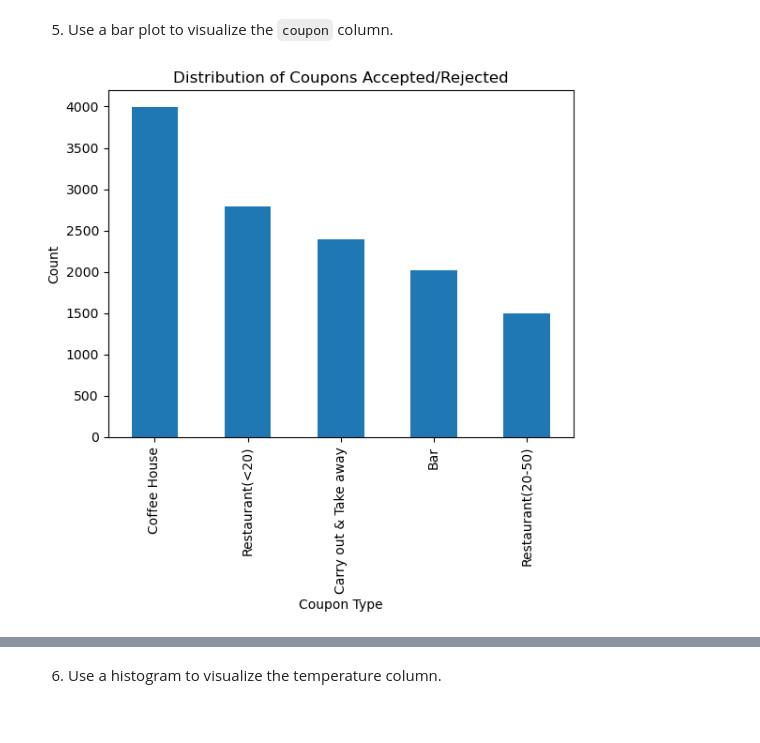
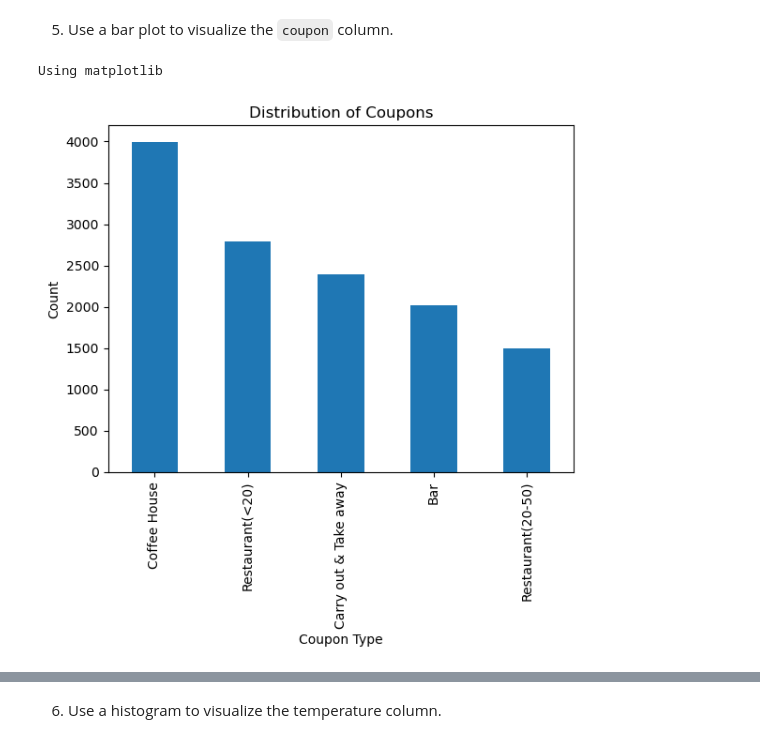
Before and after one commit to ayamundhenk/Assignment5.1, a Jupyter notebook: prompt.ipynb, the cells around one changed output, grey strips where cells are left out. Drawn from its saved outputs; the diff is of its cells as text; code cells hidden in the pictures.

```diff
--- a/prompt.ipynb
+++ b/prompt.ipynb
@@ -135,10 +150,12 @@ Percentage of data where coupon used: 56.84%
 # %% [markdown]
 5. Use a bar plot to visualize the `coupon` column.
 # %%
+print ('Using matplotlib')
 data['coupon'].value_counts().plot(kind='bar')
-plt.title('Distribution of Coupons Accepted/Rejected')
+plt.title('Distribution of Coupons')
 plt.xlabel('Coupon Type')
 plt.ylabel('Count')
 plt.show()
 # %% [output]
+Using matplotlib
-[figure, old version]
+[figure, new version]
```
Also changed, not shown: parts of 12 cells of this notebook.
